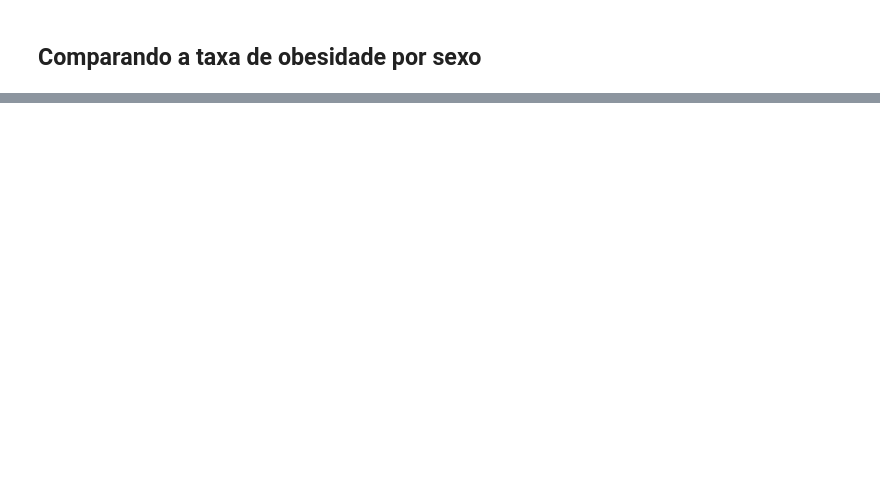
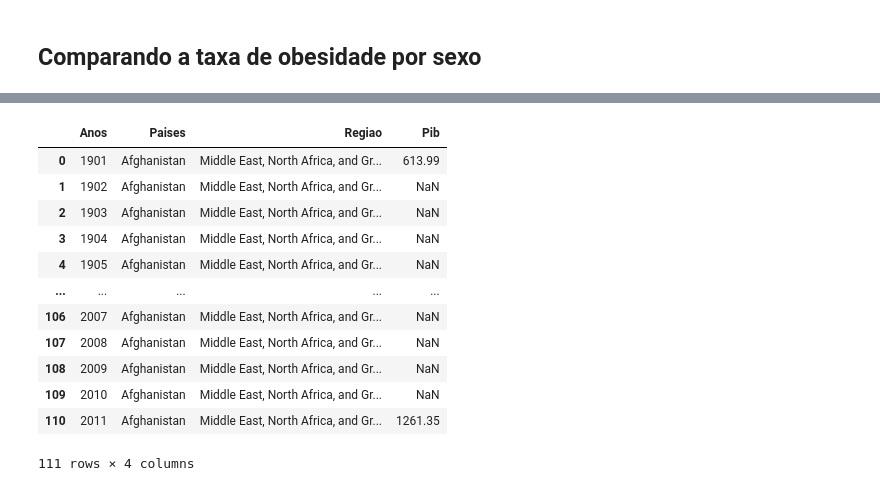
Before and after one commit to Sinvalluz/Projeto-A3-An-lise-de-dados, a Jupyter notebook: app.ipynb, the cells around one changed output, grey strips where cells are left out. Cells and saved outputs as stored; diff of their text form; code cells hidden in the pictures; blank space fills up the shorter version.

```diff
--- a/app.ipynb
+++ b/app.ipynb
@@ -62,0 +187,30 @@ Média de obesidade entre homens: 15.53%
+# %%
+def fill_years(group):
+    # Criar um range completo de anos
+    full_years = pd.DataFrame({'Anos': range(group['Anos'].min(), group['Anos'].max() + 1)})
+    # Merge com o grupo original para garantir todos os anos
+    group = full_years.merge(group, on='Anos', how='left')
+    # Preencher os valores de 'Paises' e 'Regiao'
+    group['Paises'] = group['Paises'].ffill()
+    group['Regiao'] = group['Regiao'].ffill()
+    return group
+
+# Aplicar o preenchimento para cada grupo de país e região
+df_pib_per_capita_copia = df_pib_per_capita_copia.groupby(['Paises', 'Regiao'], group_keys=False).apply(fill_years)
+
+
+df_pib_per_capita_copia[df_pib_per_capita_copia['Paises'] == 'Afghanistan']
+# %% [output]
+|  | Anos | Paises | Regiao | Pib |
+| 0 | 1901 | Afghanistan | Middle East, North Africa, and Gr... | 613.99 |
+| 1 | 1902 | Afghanistan | Middle East, North Africa, and Gr... | NaN |
+| 2 | 1903 | Afghanistan | Middle East, North Africa, and Gr... | NaN |
+| 3 | 1904 | Afghanistan | Middle East, North Africa, and Gr... | NaN |
+| 4 | 1905 | Afghanistan | Middle East, North Africa, and Gr... | NaN |
+| ... | ... | ... | ... | ... |
+| 106 | 2007 | Afghanistan | Middle East, North Africa, and Gr... | NaN |
+| 107 | 2008 | Afghanistan | Middle East, North Africa, and Gr... | NaN |
+| 108 | 2009 | Afghanistan | Middle East, North Africa, and Gr... | NaN |
+| 109 | 2010 | Afghanistan | Middle East, North Africa, and Gr... | NaN |
+| 110 | 2011 | Afghanistan | Middle East, North Africa, and Gr... | 1261.35 |
+111 rows × 4 columns
```
Also changed, not shown: parts of 18 cells of this notebook, 3 other files.
